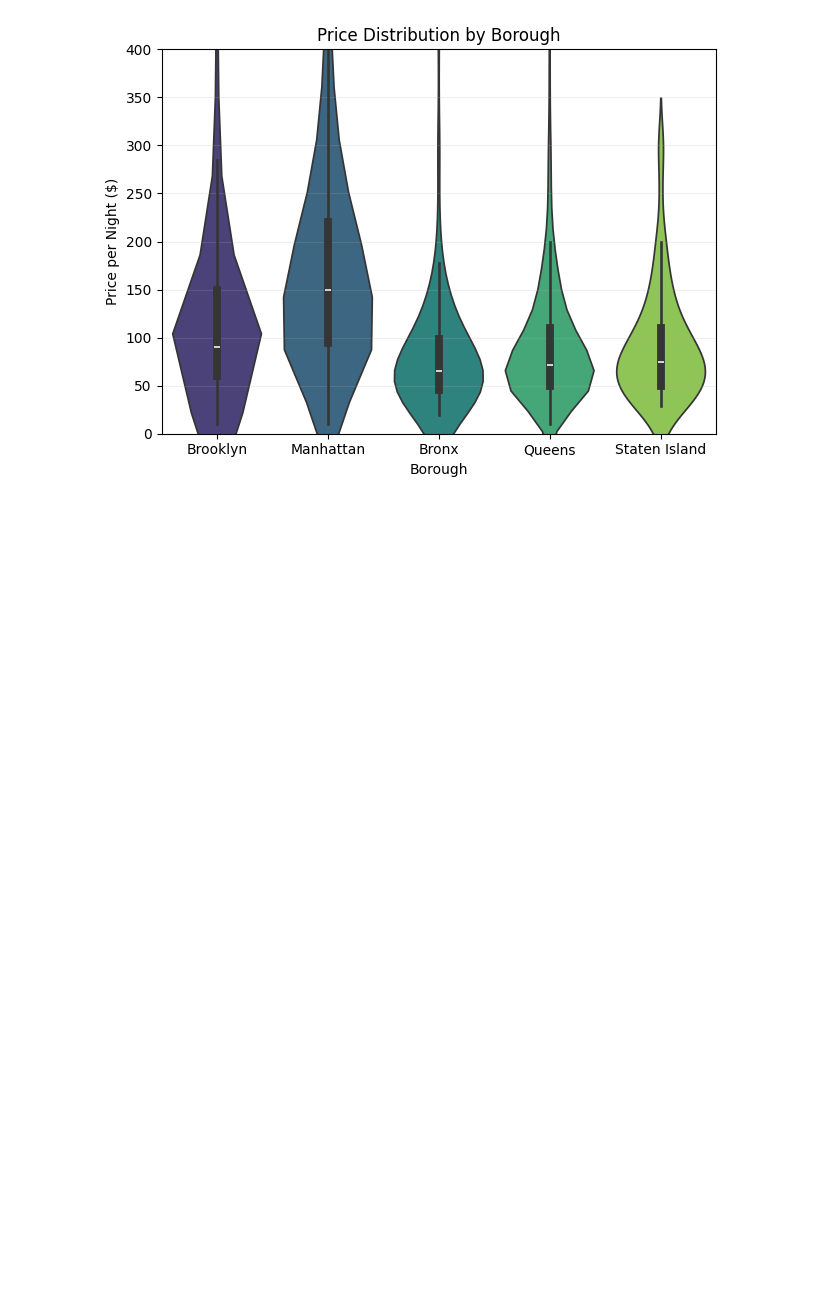
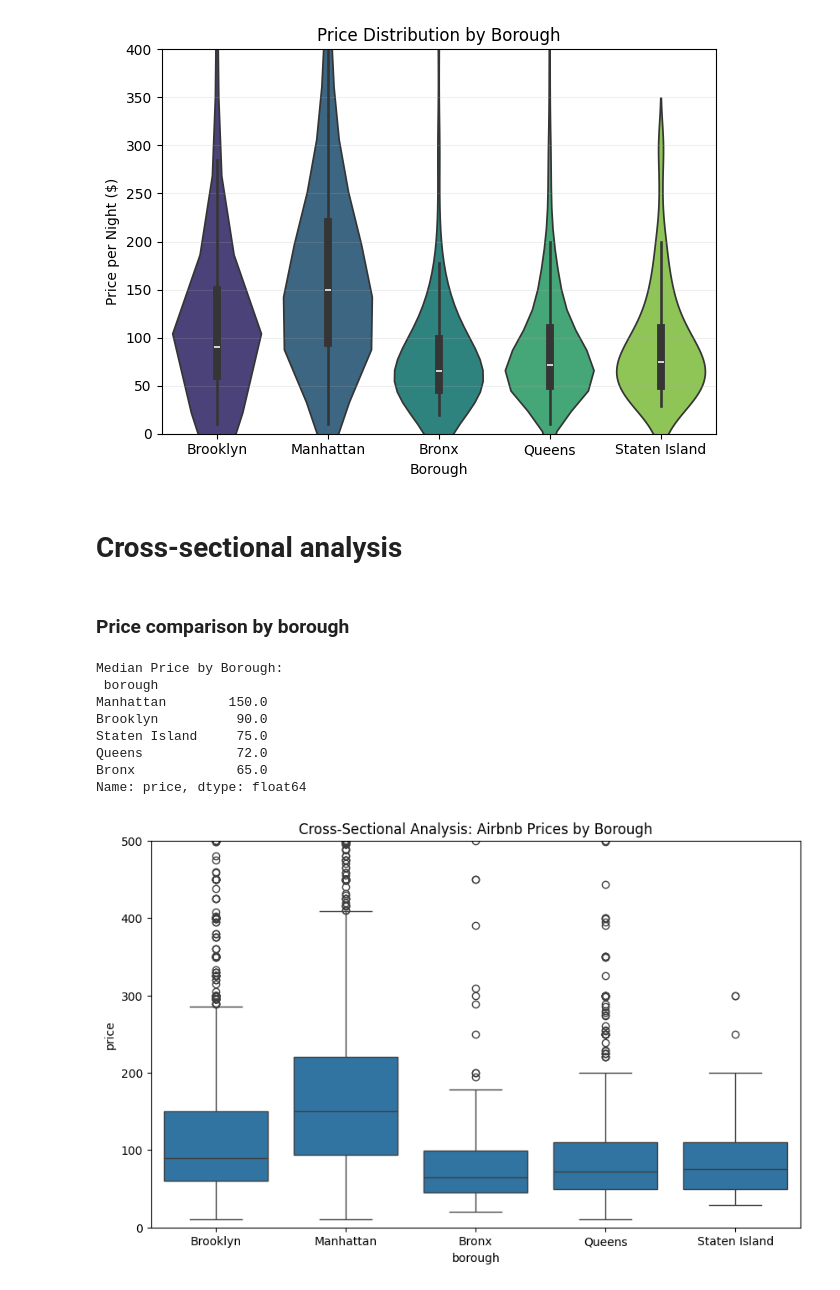
Before and after one commit to 208252/statistics, a Jupyter notebook: Cleaning_Data_in_Python_live_session.ipynb, the cells around one changed output. Cells and saved outputs as stored; diff of their text form; code cells hidden in the pictures; blank space fills up the shorter version.

Commit message:
09 uni plus kilka wykresow airbnb

```diff
--- a/Cleaning_Data_in_Python_live_session.ipynb
+++ b/Cleaning_Data_in_Python_live_session.ipynb
@@ -983,3 +983,34 @@ plt.show()
 [figure]
 # %%
 airbnb.to_csv('data/airbnb.csv', index=False)
+# %% [markdown]
+# Cross-sectional analysis
+# %% [markdown]
+### Price comparison by borough
+# %%
+
+airbnb['price'] = airbnb['price'].astype(str).str.strip("$")
+airbnb['price'] = pd.to_numeric(airbnb['price'], errors='coerce')
+
+
+if 'borough' not in airbnb.columns and 'neighbourhood_full' in airbnb.columns:
+    airbnb['borough'] = airbnb['neighbourhood_full'].str.split(',').str[0]
+
+price_by_borough = airbnb.groupby('borough')['price'].median().sort_values(ascending=False)
+print("Median Price by Borough:\n", price_by_borough)
+
+plt.figure(figsize=(10, 6))
+sns.boxplot(x='borough', y='price', data=airbnb)
+plt.title('Cross-Sectional Analysis: Airbnb Prices by Borough')
+plt.ylim(0, 500)
+plt.show()
+# %% [output]
+Median Price by Borough:
+ borough
+Manhattan        150.0
+Brooklyn          90.0
+Staten Island     75.0
+Queens            72.0
+Bronx             65.0
+Name: price, dtype: float64
+[figure, added]
```
Also changed, not shown: parts of 11 cells of this notebook, 3 other files.
